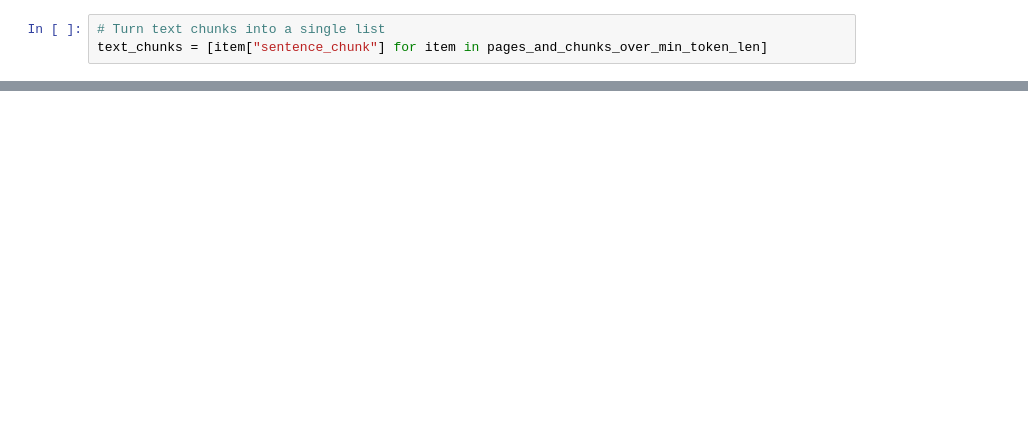
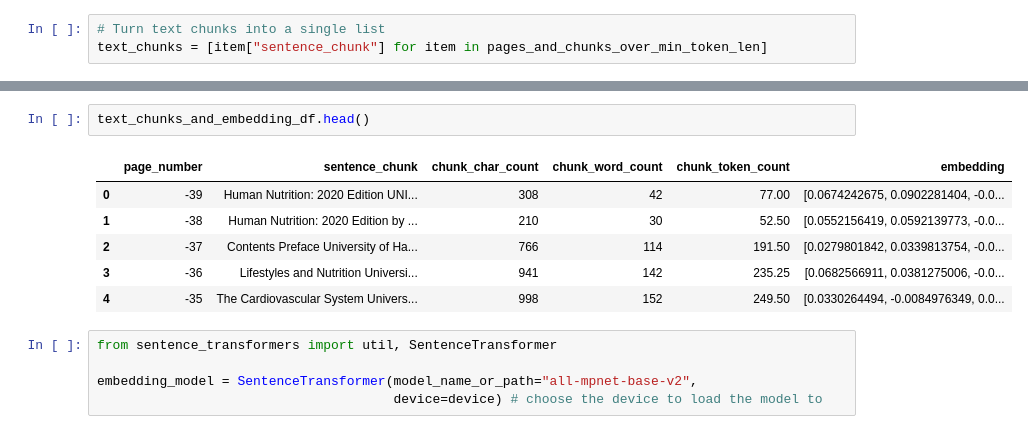
Before and after one commit to DMGamage/RAG_Application, a Jupyter notebook: Rag.ipynb, the cells around one changed output, grey strips where cells are left out. Cells and saved outputs as stored; diff of their text form; blank space fills up the shorter version.

```diff
--- a/Rag.ipynb
+++ b/Rag.ipynb
@@ -415,0 +462,14 @@ tensor([[ 0.0674,  0.0902, -0.0051,  ..., -0.0221, -0.0232,  0.0126],
+# %%
+text_chunks_and_embedding_df.head()
+# %% [output]
+|  | page_number | sentence_chunk | chunk_char_count | chunk_word_count | chunk_token_count | embedding |
+| 0 | -39 | Human Nutrition: 2020 Edition UNI... | 308 | 42 | 77.00 | [0.0674242675, 0.0902281404, -0.0... |
+| 1 | -38 | Human Nutrition: 2020 Edition by ... | 210 | 30 | 52.50 | [0.0552156419, 0.0592139773, -0.0... |
+| 2 | -37 | Contents Preface University of Ha... | 766 | 114 | 191.50 | [0.0279801842, 0.0339813754, -0.0... |
+| 3 | -36 | Lifestyles and Nutrition Universi... | 941 | 142 | 235.25 | [0.0682566911, 0.0381275006, -0.0... |
+| 4 | -35 | The Cardiovascular System Univers... | 998 | 152 | 249.50 | [0.0330264494, -0.0084976349, 0.0... |
+# %%
+from sentence_transformers import util, SentenceTransformer
+
+embedding_model = SentenceTransformer(model_name_or_path="all-mpnet-base-v2",
+                                      device=device) # choose the device to load the model to
```
Also changed, not shown: parts of 16 cells of this notebook.
